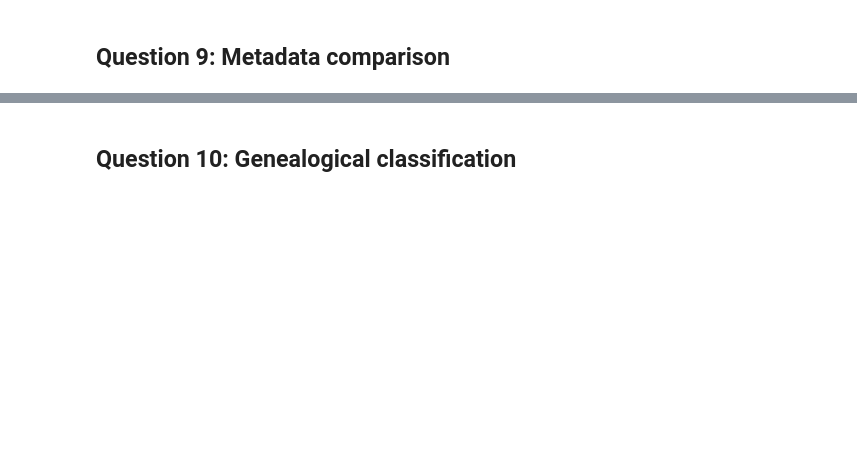
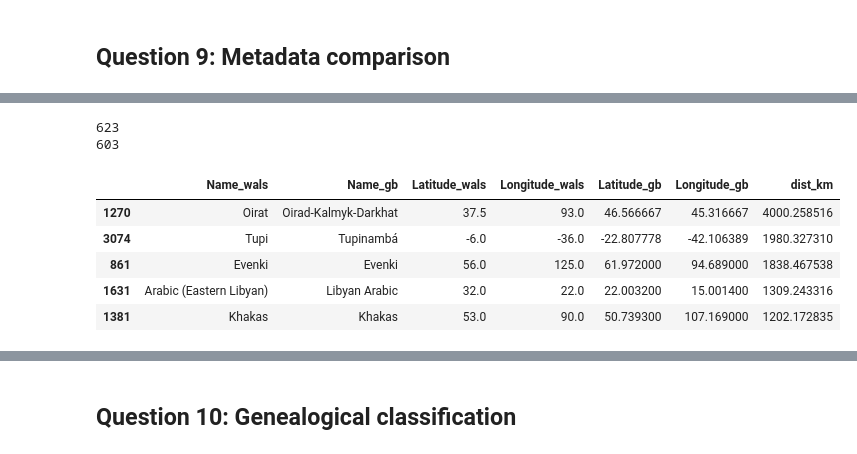
Before and after one commit to oykuyaylali/wals_grambank_mini_project, a Jupyter notebook: m1_pandas_lab1_YAYLALI_oyku.ipynb, the cells around one changed output, grey strips where cells are left out. Drawn from its saved outputs; the diff is of its cells as text; code cells hidden in the pictures; blank space fills up the shorter version.

```diff
--- a/m1_pandas_lab1_YAYLALI_oyku.ipynb
+++ b/m1_pandas_lab1_YAYLALI_oyku.ipynb
@@ -452 +597,53 @@ Name: count, dtype: int64
+# %%
+matched["name_wals_clean"] = (
+    matched["Name_wals"]
+    .str.lower()
+    .str.normalize("NFKD")
+    .str.replace("[\u0300-\u036f]", "", regex=True)
+)
+
+matched["name_gb_clean"] = (
+    matched["Name_gb"]
+    .str.lower()
+    .str.normalize("NFKD")
+    .str.replace("[\u0300-\u036f]", "", regex=True)
+)
+
+print((matched["Name_wals"] != matched["Name_gb"]).sum())
+print((matched["name_wals_clean"] != matched["name_gb_clean"]).sum())
+# %% [output]
+623
+603
+# %%
+import numpy as np
+
+def haversine(lat1, lon1, lat2, lon2):
+    lat1 = np.radians(lat1)
+    lon1 = np.radians(lon1)
+    lat2 = np.radians(lat2)
+    lon2 = np.radians(lon2)
+
+    dlat = lat2 - lat1
+    dlon = lon2 - lon1
+
+    a = np.sin(dlat / 2) ** 2 + np.cos(lat1) * np.cos(lat2) * np.sin(dlon / 2) ** 2
+    return 2 * 6371 * np.arcsin(np.sqrt(a))
+
+matched["dist_km"] = haversine(
+    matched["Latitude_wals"],
+    matched["Longitude_wals"],
+    matched["Latitude_gb"],
+    matched["Longitude_gb"],
+)
+
+matched.nlargest(5, "dist_km")[
+    ["Name_wals", "Name_gb", "Latitude_wals", "Longitude_wals", "Latitude_gb", "Longitude_gb", "dist_km"]
+]
+# %% [output]
+|  | Name_wals | Name_gb | Latitude_wals | Longitude_wals | Latitude_gb | Longitude_gb | dist_km |
+| 1270 | Oirat | Oirad-Kalmyk-Darkhat | 37.5 | 93.0 | 46.566667 | 45.316667 | 4000.258516 |
+| 3074 | Tupi | Tupinambá | -6.0 | -36.0 | -22.807778 | -42.106389 | 1980.327310 |
+| 861 | Evenki | Evenki | 56.0 | 125.0 | 61.972000 | 94.689000 | 1838.467538 |
+| 1631 | Arabic (Eastern Libyan) | Libyan Arabic | 32.0 | 22.0 | 22.003200 | 15.001400 | 1309.243316 |
+| 1381 | Khakas | Khakas | 53.0 | 90.0 | 50.739300 | 107.169000 | 1202.172835 |
 # %% [markdown]
```
Also changed, not shown: parts of 20 cells of this notebook.
